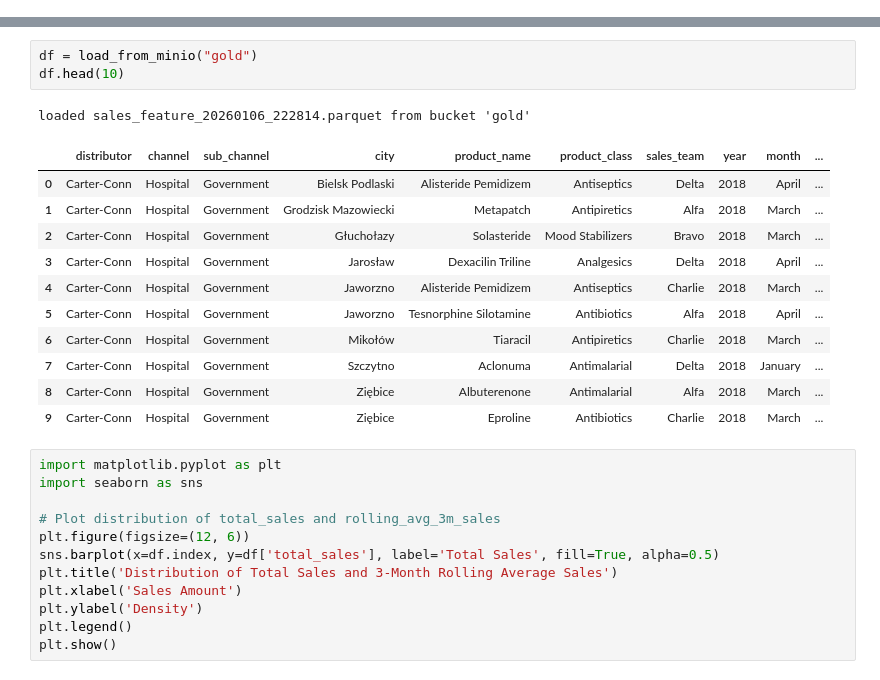
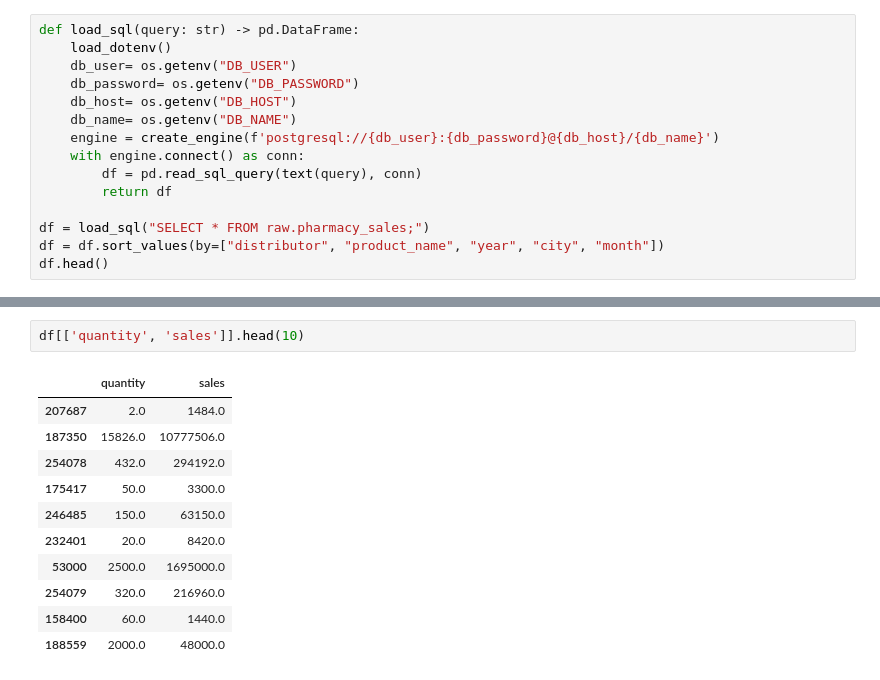
Before and after one commit to Mipjeiger/mini-project-pharmacy-business-engineering-end-to-end, a Jupyter notebook: notebooks/sales.ipynb, the cells around one changed output, grey strips where cells are left out. Cells and saved outputs as stored; diff of their text form.

```diff
--- a/notebooks/sales.ipynb
+++ b/notebooks/sales.ipynb
@@ -43,0 +11,15 @@ def load_from_minio(bucket_name: str) -> pd.DataFrame:
+# %%
+def load_sql(query: str) -> pd.DataFrame:
+    load_dotenv()
+    db_user= os.getenv("DB_USER")
+    db_password= os.getenv("DB_PASSWORD")
+    db_host= os.getenv("DB_HOST")
+    db_name= os.getenv("DB_NAME")
+    engine = create_engine(f'postgresql://{db_user}:{db_password}@{db_host}/{db_name}')
+    with engine.connect() as conn:
+        df = pd.read_sql_query(text(query), conn)
+        return df
+
+df = load_sql("SELECT * FROM raw.pharmacy_sales;")
+df = df.sort_values(by=["distributor", "product_name", "year", "city", "month"])
+df.head()
@@ -44,28 +33,14 @@ def load_from_minio(bucket_name: str) -> pd.DataFrame:
 # %%
-df = load_from_minio("gold")
-df.head(10)
+df[['quantity', 'sales']].head(10)
 # %% [output]
-loaded sales_feature_20260106_222814.parquet from bucket 'gold'
-|  | distributor | channel | sub_channel | city | product_name | product_class | sales_team | year | month | ... |
-| 0 | Carter-Conn | Hospital | Government | Bielsk Podlaski | Alisteride Pemidizem | Antiseptics | Delta | 2018 | April | ... |
-| 1 | Carter-Conn | Hospital | Government | Grodzisk Mazowiecki | Metapatch | Antipiretics | Alfa | 2018 | March | ... |
-| 2 | Carter-Conn | Hospital | Government | Głuchołazy | Solasteride | Mood Stabilizers | Bravo | 2018 | March | ... |
-| 3 | Carter-Conn | Hospital | Government | Jarosław | Dexacilin Triline | Analgesics | Delta | 2018 | April | ... |
-| 4 | Carter-Conn | Hospital | Government | Jaworzno | Alisteride Pemidizem | Antiseptics | Charlie | 2018 | March | ... |
-| 5 | Carter-Conn | Hospital | Government | Jaworzno | Tesnorphine Silotamine | Antibiotics | Alfa | 2018 | April | ... |
-| 6 | Carter-Conn | Hospital | Government | Mikołów | Tiaracil | Antipiretics | Charlie | 2018 | March | ... |
-| 7 | Carter-Conn | Hospital | Government | Szczytno | Aclonuma | Antimalarial | Delta | 2018 | January | ... |
-| 8 | Carter-Conn | Hospital | Government | Ziębice | Albuterenone | Antimalarial | Alfa | 2018 | March | ... |
-| 9 | Carter-Conn | Hospital | Government | Ziębice | Eproline | Antibiotics | Charlie | 2018 | March | ... |
+|  | quantity | sales |
+| 207687 | 2.0 | 1484.0 |
+| 187350 | 15826.0 | 10777506.0 |
+| 254078 | 432.0 | 294192.0 |
+| 175417 | 50.0 | 3300.0 |
+| 246485 | 150.0 | 63150.0 |
+| 232401 | 20.0 | 8420.0 |
+| 53000 | 2500.0 | 1695000.0 |
+| 254079 | 320.0 | 216960.0 |
+| 158400 | 60.0 | 1440.0 |
+| 188559 | 2000.0 | 48000.0 |
-# %%
-import matplotlib.pyplot as plt
-import seaborn as sns
-
-# Plot distribution of total_sales and rolling_avg_3m_sales
-plt.figure(figsize=(12, 6))
-sns.barplot(x=df.index, y=df['total_sales'], label='Total Sales', fill=True, alpha=0.5)
-plt.title('Distribution of Total Sales and 3-Month Rolling Average Sales')
-plt.xlabel('Sales Amount')
-plt.ylabel('Density')
-plt.legend()
-plt.show()
```
Also changed, not shown: parts of 17 cells of this notebook, 3 other files.
